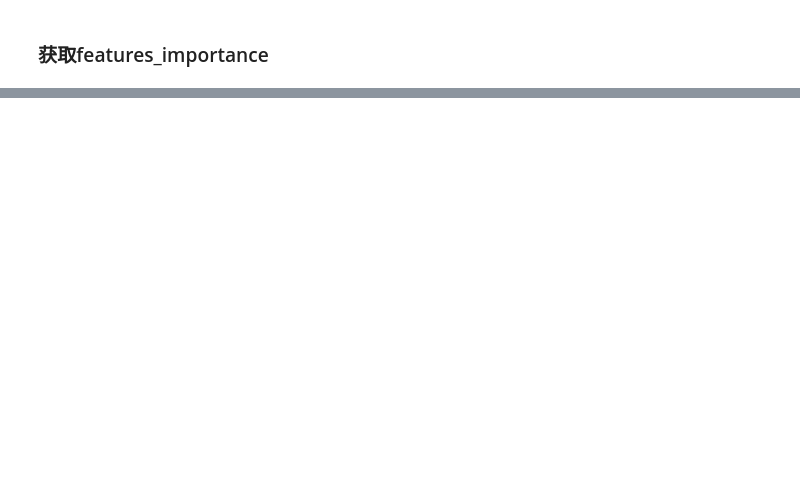
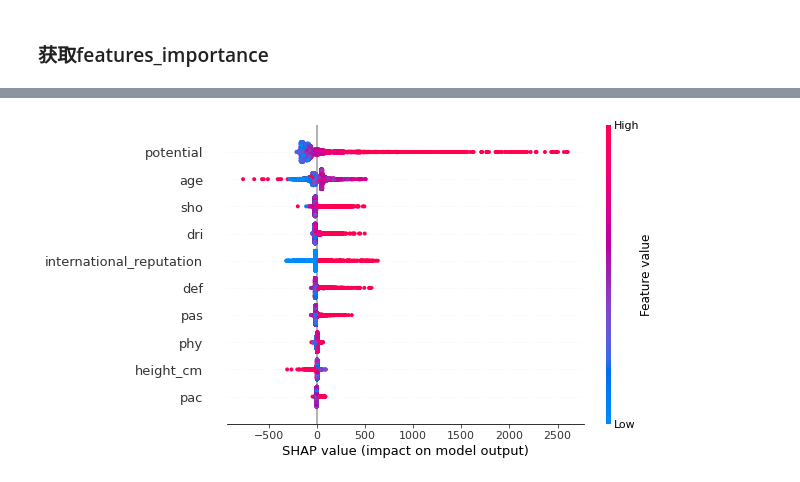
Before and after one commit to ZZh2333/IntelligentBigDataAnalysisAndDecisionMaking, a Jupyter notebook: homework-21-3-23/homework(2).ipynb, the cells around one changed output, grey strips where cells are left out. Saved outputs shown, nothing was run; the diff lists cells and outputs as text; code cells hidden in the pictures; blank space fills up the shorter version.

```diff
--- a/homework-21-3-23/homework(2).ipynb
+++ b/homework-21-3-23/homework(2).ipynb
@@ -101,0 +120,4 @@ plt.show()
+# %%
+import shap
+shap.initjs()
+explainer = shap.TreeExplainer(model)
@@ -101,0 +129,3 @@ plt.show()
+# %%
+shap_values = explainer.shap_values(data[cols])
+shap_values.shape
@@ -101,0 +137,6 @@ plt.show()
+# %%
+y_base = explainer.expected_value
+print(y_base)
+
+data['pred'] = model.predict(data[cols])
+print(data['pred'].mean())
@@ -101,0 +193,4 @@ plt.show()
+# %%
+shap.summary_plot(shap_values, data[cols])
+# %% [output]
+[figure, added]
```
Also changed, not shown: parts of 35 cells of this notebook, 1 other file.
